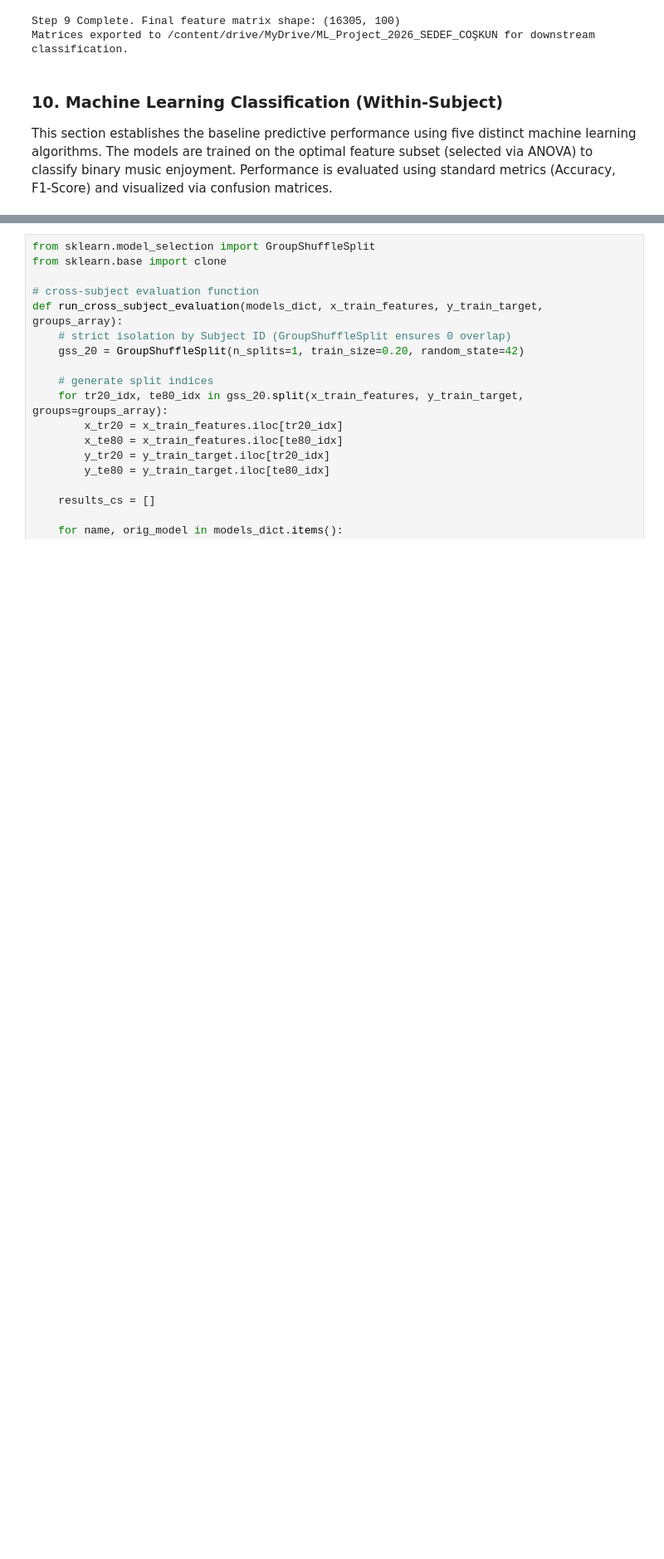
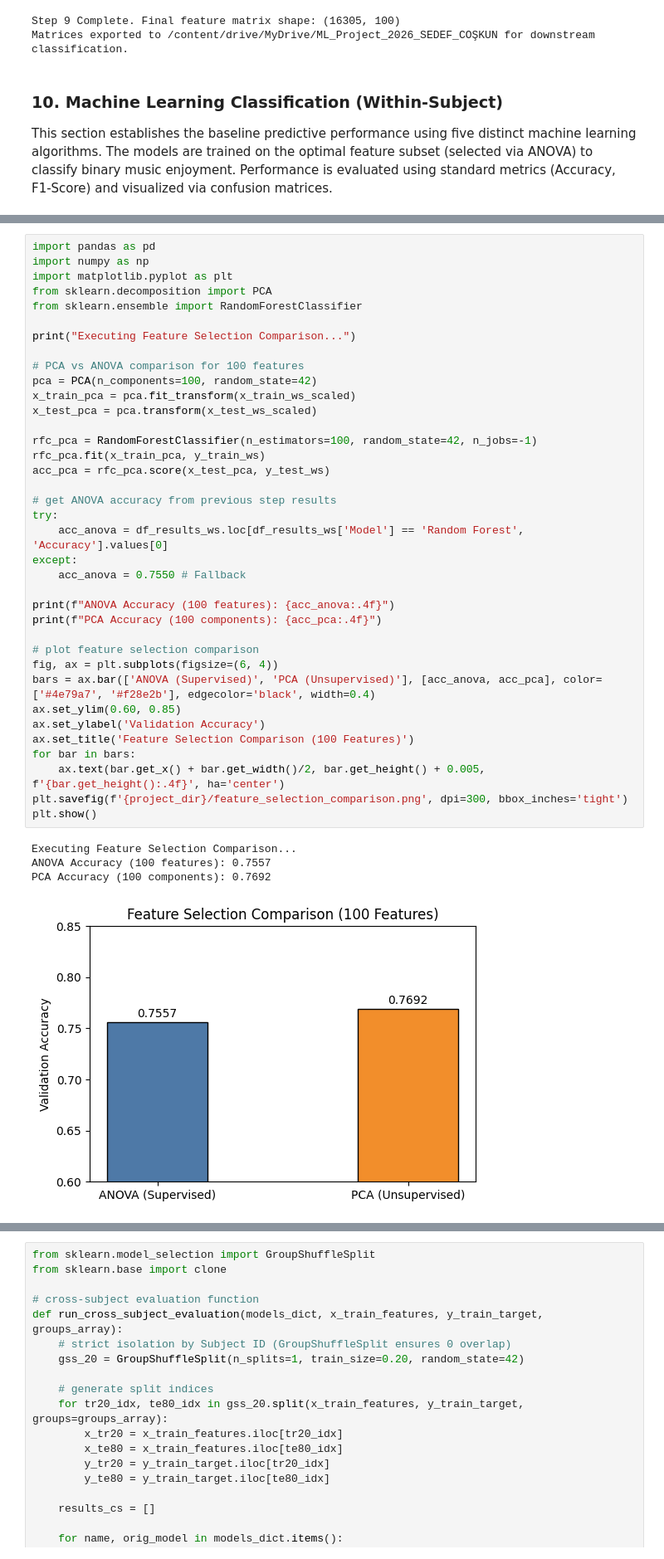
Before and after one commit to sedefcoskun/EEG-Music-Analysis-ML, a Jupyter notebook: 02_Data_Preprocessing_and_ML_Modeling.ipynb, the cells around one changed output, grey strips where cells are left out. Shown at 83% size. Drawn from its saved outputs; the diff is of its cells as text; blank space fills up the shorter version.

```diff
--- a/02_Data_Preprocessing_and_ML_Modeling.ipynb
+++ b/02_Data_Preprocessing_and_ML_Modeling.ipynb
@@ -691,0 +695,42 @@ Confusion matrices exported to: /content/drive/MyDrive/ML_Project_2026_SEDEF_CO
+# %%
+import pandas as pd
+import numpy as np
+import matplotlib.pyplot as plt
+from sklearn.decomposition import PCA
+from sklearn.ensemble import RandomForestClassifier
+
+print("Executing Feature Selection Comparison...")
+
+# PCA vs ANOVA comparison for 100 features
+pca = PCA(n_components=100, random_state=42)
+x_train_pca = pca.fit_transform(x_train_ws_scaled)
+x_test_pca = pca.transform(x_test_ws_scaled)
+
+rfc_pca = RandomForestClassifier(n_estimators=100, random_state=42, n_jobs=-1)
+rfc_pca.fit(x_train_pca, y_train_ws)
+acc_pca = rfc_pca.score(x_test_pca, y_test_ws)
+
+# get ANOVA accuracy from previous step results
+try:
+    acc_anova = df_results_ws.loc[df_results_ws['Model'] == 'Random Forest', 'Accuracy'].values[0]
+except:
+    acc_anova = 0.7550 # Fallback
+
+print(f"ANOVA Accuracy (100 features): {acc_anova:.4f}")
+print(f"PCA Accuracy (100 components): {acc_pca:.4f}")
+
+# plot feature selection comparison
+fig, ax = plt.subplots(figsize=(6, 4))
+bars = ax.bar(['ANOVA (Supervised)', 'PCA (Unsupervised)'], [acc_anova, acc_pca], color=['#4e79a7', '#f28e2b'], edgecolor='black', width=0.4)
+ax.set_ylim(0.60, 0.85)
+ax.set_ylabel('Validation Accuracy')
+ax.set_title('Feature Selection Comparison (100 Features)')
+for bar in bars:
+    ax.text(bar.get_x() + bar.get_width()/2, bar.get_height() + 0.005, f'{bar.get_height():.4f}', ha='center')
+plt.savefig(f'{project_dir}/feature_selection_comparison.png', dpi=300, bbox_inches='tight')
+plt.show()
+# %% [output]
+Executing Feature Selection Comparison...
+ANOVA Accuracy (100 features): 0.7557
+PCA Accuracy (100 components): 0.7692
+[figure, added]
```
Also changed, not shown: parts of 12 cells of this notebook.
